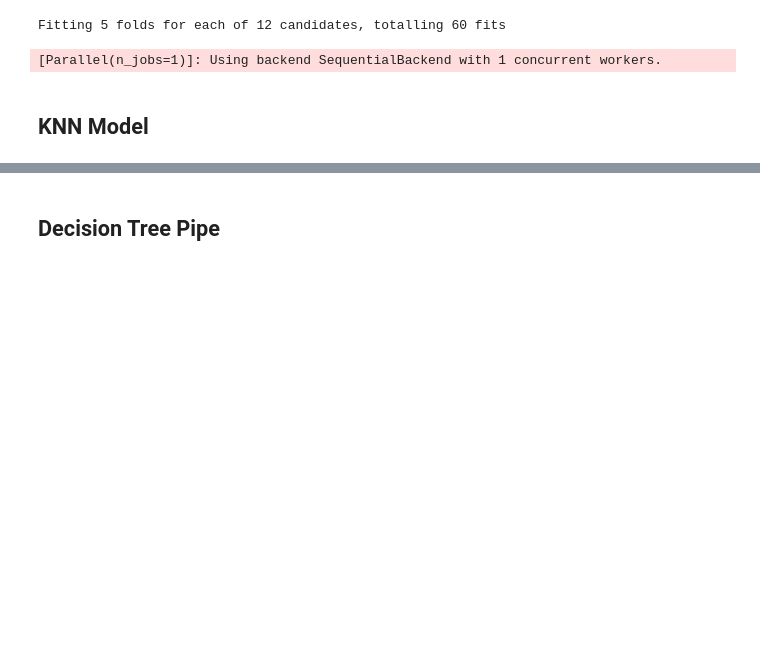
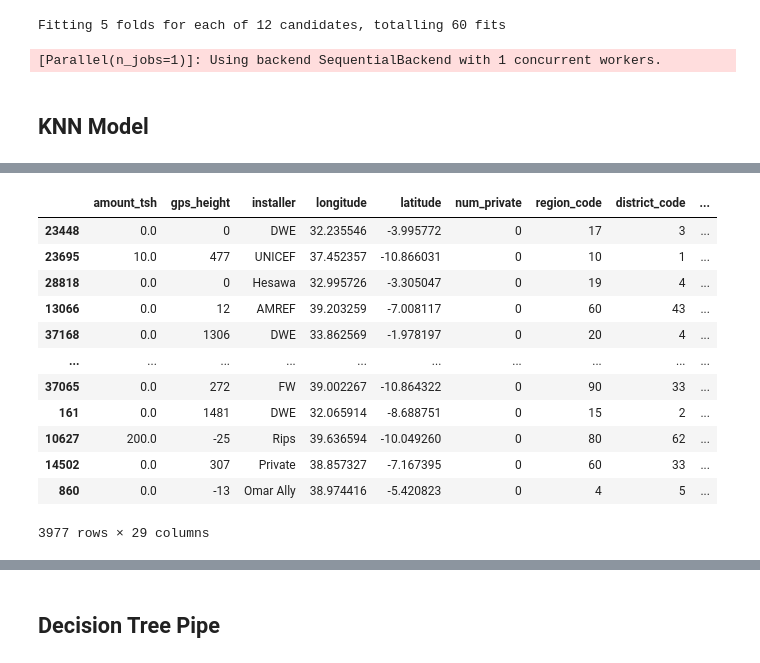
Before and after one commit to mduncan23/Tanzanian-Water-Wells-Analysis, a Jupyter notebook: Water_well_clean.ipynb, the cells around one changed output, grey strips where cells are left out. Cells and saved outputs as stored; diff of their text form; code cells hidden in the pictures; blank space fills up the shorter version.

Commit message:
working on kmeans

```diff
--- a/Water_well_clean.ipynb
+++ b/Water_well_clean.ipynb
@@ -630,0 +642,9 @@ Fitting 5 folds for each of 12 candidates, totalling 60 fits
+# %%
+# creating a dataframe for X_train so I can house the cluster data
+kmeans_X_train_df = pd.DataFrame(X_train)
+# %%
+# predicting data before adding back the target var so there is no data leakage
+kmeans_X_train_df['cluster'] = kmeans_model.predict(X_train)
+# %%
+# adding the target variable back so that I can then separate into dfs based on clusters
+kmeans_X_train_df['target'] = y_train
@@ -630,0 +663,7 @@ Fitting 5 folds for each of 12 candidates, totalling 60 fits
+# %%
+# creating 8 new dataframes based on clusters and storing in a dictionary
+df_names = ['kmeans_train_0', 'kmeans_train_1', 'kmeans_train_2', 'kmeans_train_3', 'kmeans_train_4', 'kmeans_train_5', 'kmeans_train_6', 'kmeans_train_7']
+kmeans_train_dic = {}
+for i, name in enumerate(df_names):
+    print(name)
+    kmeans_train_dic[name] = kmeans_X_train_df[kmeans_X_train_df['cluster'] == i]
@@ -630,0 +679,16 @@ Fitting 5 folds for each of 12 candidates, totalling 60 fits
+# %%
+kmeans_train_dic['kmeans_train_0']
+# %% [output]
+|  | amount_tsh | gps_height | installer | longitude | latitude | num_private | region_code | district_code | ... |
+| 23448 | 0.0 | 0 | DWE | 32.235546 | -3.995772 | 0 | 17 | 3 | ... |
+| 23695 | 10.0 | 477 | UNICEF | 37.452357 | -10.866031 | 0 | 10 | 1 | ... |
+| 28818 | 0.0 | 0 | Hesawa | 32.995726 | -3.305047 | 0 | 19 | 4 | ... |
+| 13066 | 0.0 | 12 | AMREF | 39.203259 | -7.008117 | 0 | 60 | 43 | ... |
+| 37168 | 0.0 | 1306 | DWE | 33.862569 | -1.978197 | 0 | 20 | 4 | ... |
+| ... | ... | ... | ... | ... | ... | ... | ... | ... | ... |
+| 37065 | 0.0 | 272 | FW | 39.002267 | -10.864322 | 0 | 90 | 33 | ... |
+| 161 | 0.0 | 1481 | DWE | 32.065914 | -8.688751 | 0 | 15 | 2 | ... |
+| 10627 | 200.0 | -25 | Rips | 39.636594 | -10.049260 | 0 | 80 | 62 | ... |
+| 14502 | 0.0 | 307 | Private | 38.857327 | -7.167395 | 0 | 60 | 33 | ... |
+| 860 | 0.0 | -13 | Omar Ally | 38.974416 | -5.420823 | 0 | 4 | 5 | ... |
+3977 rows × 29 columns
```
Also changed, not shown: parts of 46 cells of this notebook.
